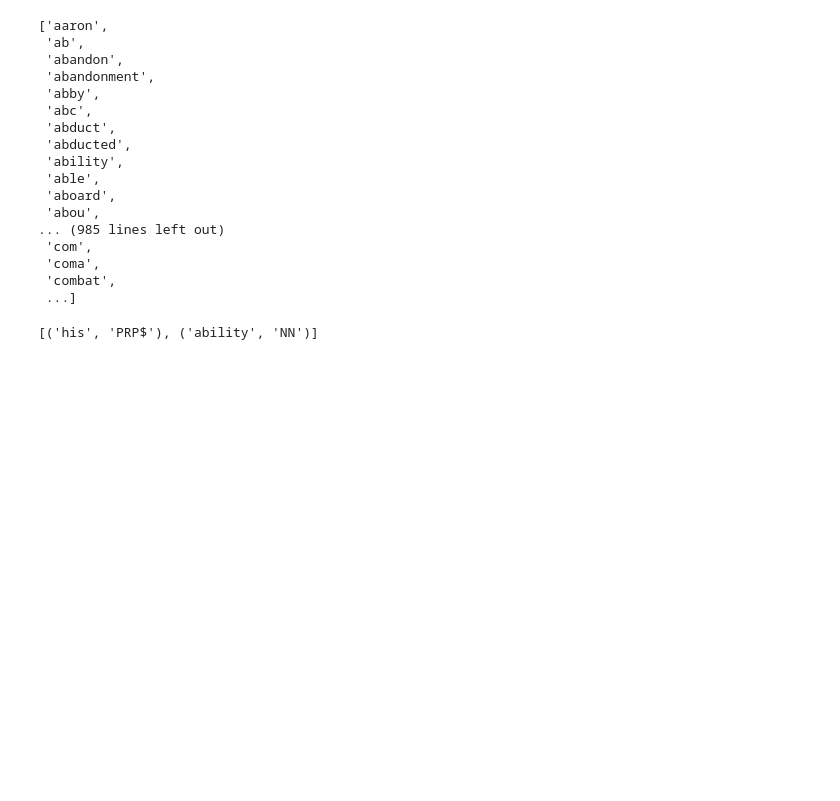
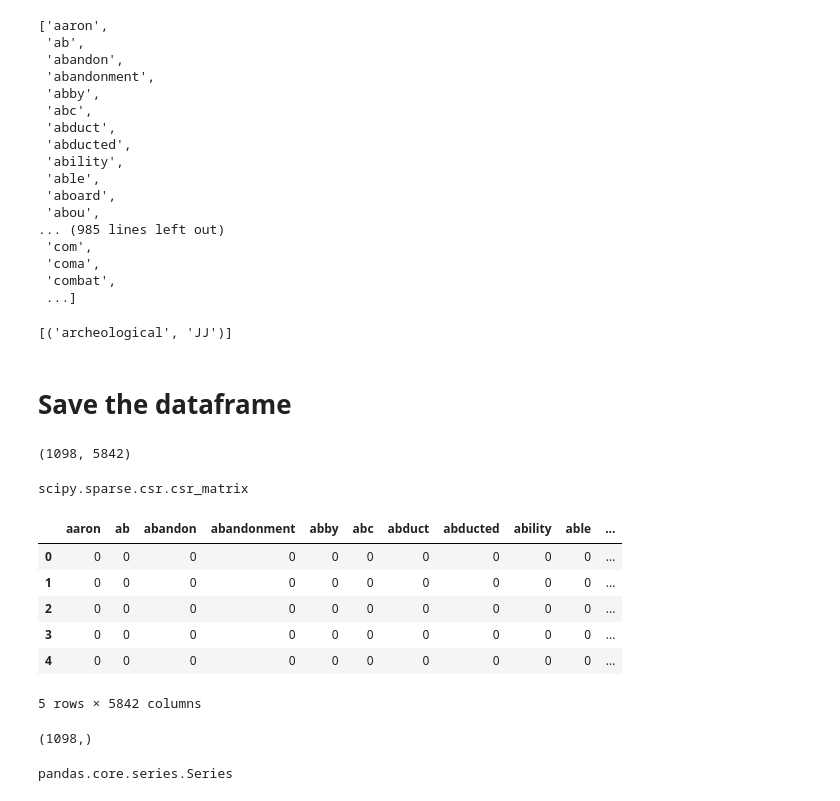
Before and after one commit to robillersomeone/NYT_bestsellers, a Jupyter notebook: feature_engineering.ipynb, the cells around one changed output. Cells and saved outputs as stored; diff of their text form; code cells hidden in the pictures; blank space fills up the shorter version.

Commit message:
update training dataframe

```diff
--- a/feature_engineering.ipynb
+++ b/feature_engineering.ipynb
@@ -256,0 +245,4 @@ X_train = v_lemmtize_it(X_train)
+# %%
+nyt_stop_words = ['new', 'york', 'bestseller', 'besteller', 'bestselling']
+# %%
+stop_words = text.ENGLISH_STOP_WORDS.union(nyt_stop_words)
@@ -256,0 +271,2 @@ X_train = v_lemmtize_it(X_train)
+# %%
+cv = CountVectorizer(stop_words=stop_words)
@@ -456,6 +517,33 @@ cv.get_feature_names()
 # wordnet tags
 #  ADJ, ADJ_SAT, ADV, NOUN, VERB = 'a', 's', 'r', 'n', 'v'
 # %%
-nltk.pos_tag(nltk.word_tokenize(' his ability'))
+# do
+nltk.pos_tag(nltk.word_tokenize(' archeological'))
 # %% [output]
-[('his', 'PRP$'), ('ability', 'NN')]
+[('archeological', 'JJ')]
+# %% [markdown]
+# Save the dataframe
+# %%
+print(v_X_train.shape)
+type(v_X_train)
+# %% [output]
+(1098, 5842)
+scipy.sparse.csr.csr_matrix
+# %%
+X_df = pd.DataFrame(v_X_train.toarray(),columns=cv.get_feature_names())
+# %%
+X_df.head()
+# %% [output]
+|  | aaron | ab | abandon | abandonment | abby | abc | abduct | abducted | ability | able | ... |
+| 0 | 0 | 0 | 0 | 0 | 0 | 0 | 0 | 0 | 0 | 0 | ... |
+| 1 | 0 | 0 | 0 | 0 | 0 | 0 | 0 | 0 | 0 | 0 | ... |
+| 2 | 0 | 0 | 0 | 0 | 0 | 0 | 0 | 0 | 0 | 0 | ... |
+| 3 | 0 | 0 | 0 | 0 | 0 | 0 | 0 | 0 | 0 | 0 | ... |
+| 4 | 0 | 0 | 0 | 0 | 0 | 0 | 0 | 0 | 0 | 0 | ... |
+5 rows × 5842 columns
+# %%
+print(y_train.shape)
+type(y_train)
+# %% [output]
+(1098,)
+pandas.core.series.Series
```
Also changed, not shown: parts of 37 cells of this notebook, 1 other file.
